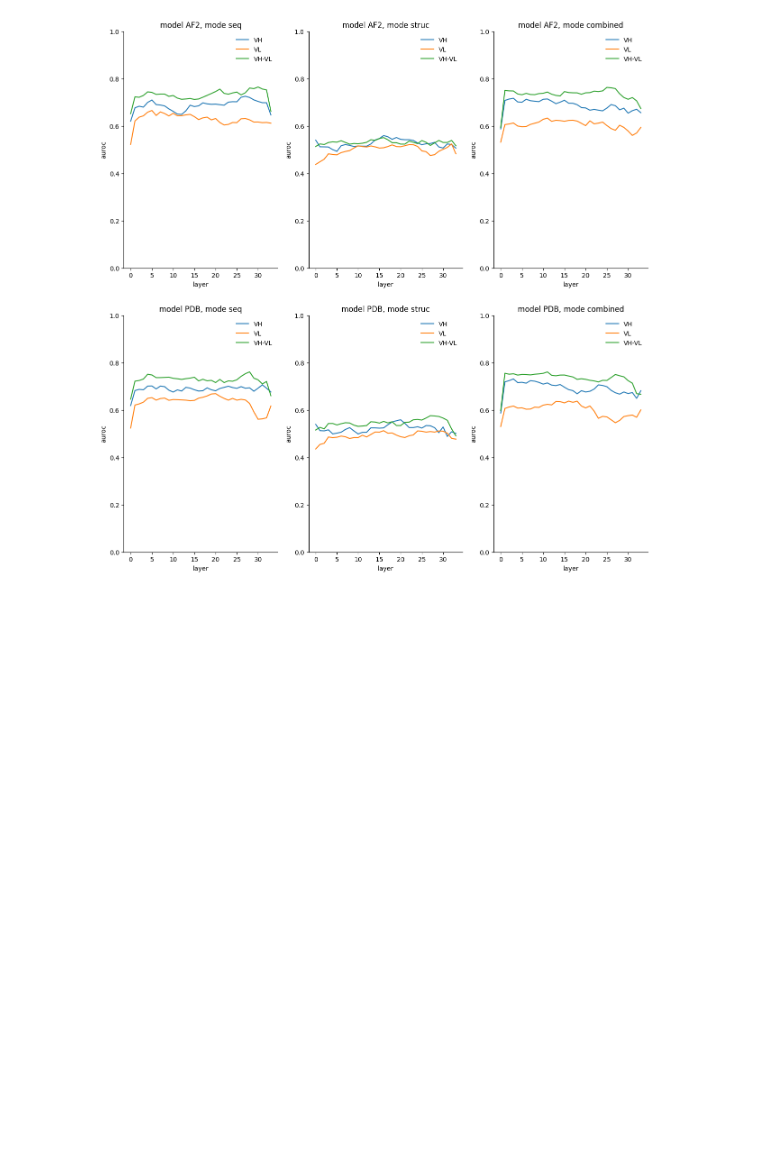
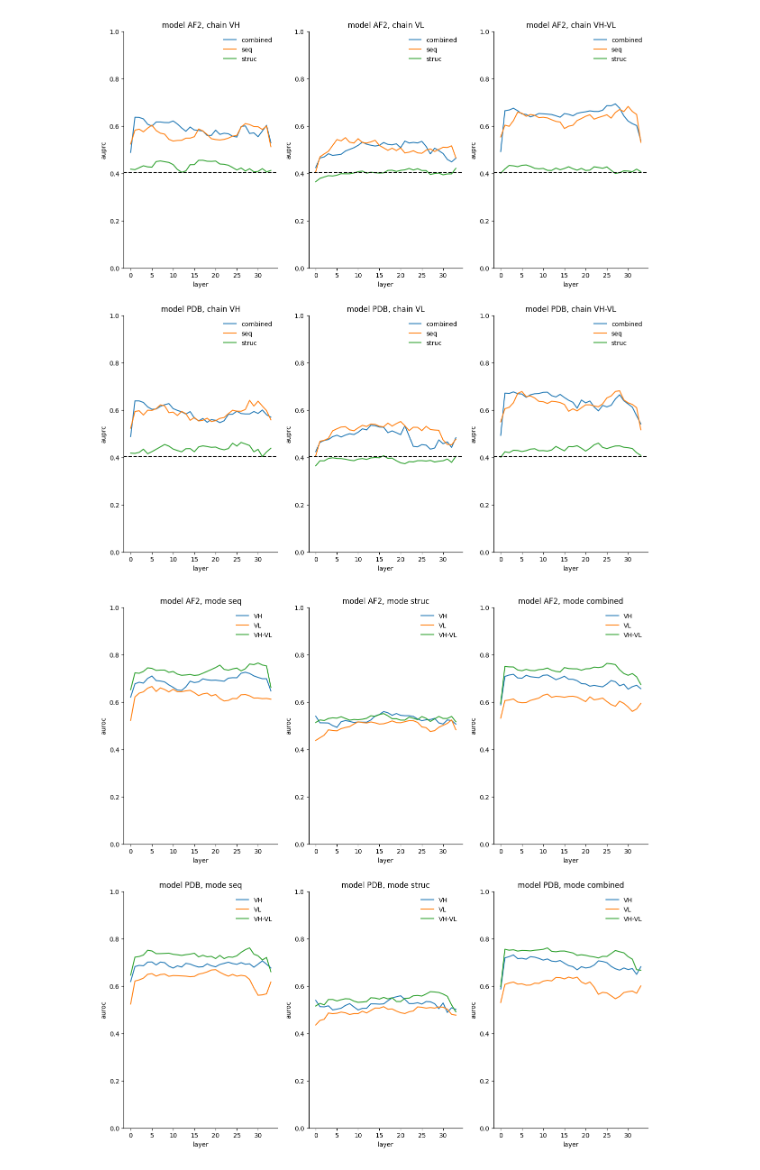
Before and after one commit to PRBorole/MALT, a Jupyter notebook: notebooks/linear_probing/probe_results_SaProt.ipynb, the cells around one changed output. Saved outputs shown, nothing was run; the diff lists cells and outputs as text; code cells hidden in the pictures; blank space fills up the shorter version.

```diff
--- a/notebooks/linear_probing/probe_results_SaProt.ipynb
+++ b/notebooks/linear_probing/probe_results_SaProt.ipynb
@@ -41 +47,42 @@ sns.despine(top=True, right=True)
+# %%
+#### AUPRC
+chains = ['VH', 'VL', 'VH-VL']
+modes = ['seq', 'struc', 'combined']
+models = ['AF2', 'PDB']
+
+results_path = './results/SaProt//'
+
+fig, axs = plt.subplots(
+    nrows=len(models),
+    ncols=len(modes),
+    figsize=(5*len(chains), 5*len(modes))
+)
+
+for idx, model in enumerate(models):
+    for jdx, chain in enumerate(chains):
+
+        plot_df = []
+        for mode in modes:
+            df_ = pd.read_csv(f"{results_path}/{mode}/linear_probe_result_{model}_{chain}.csv")
+            df_['modes'] = [mode]*len(df_)
+            plot_df = plot_df + [df_]
+        plot_df = pd.concat(plot_df).sort_values('modes')
+
+        b = sns.lineplot(
+            data=plot_df,
+            x='layer',
+            y='auprc',
+            hue='modes',
+            ax=axs[idx][jdx]
+        )
+        b.axhline(auprc_baseline, color='black', linestyle='--')
+        b.set(ylim=(0,1))
+        b.legend(frameon=False)
+        b.set_title(f"model {model}, chain {chain}")
+
+
+
+sns.despine(top=True, right=True)
+# %% [output]
+[figure, added]
 # %%
```
Also changed, not shown: parts of 3 cells of this notebook, 32 other files.
